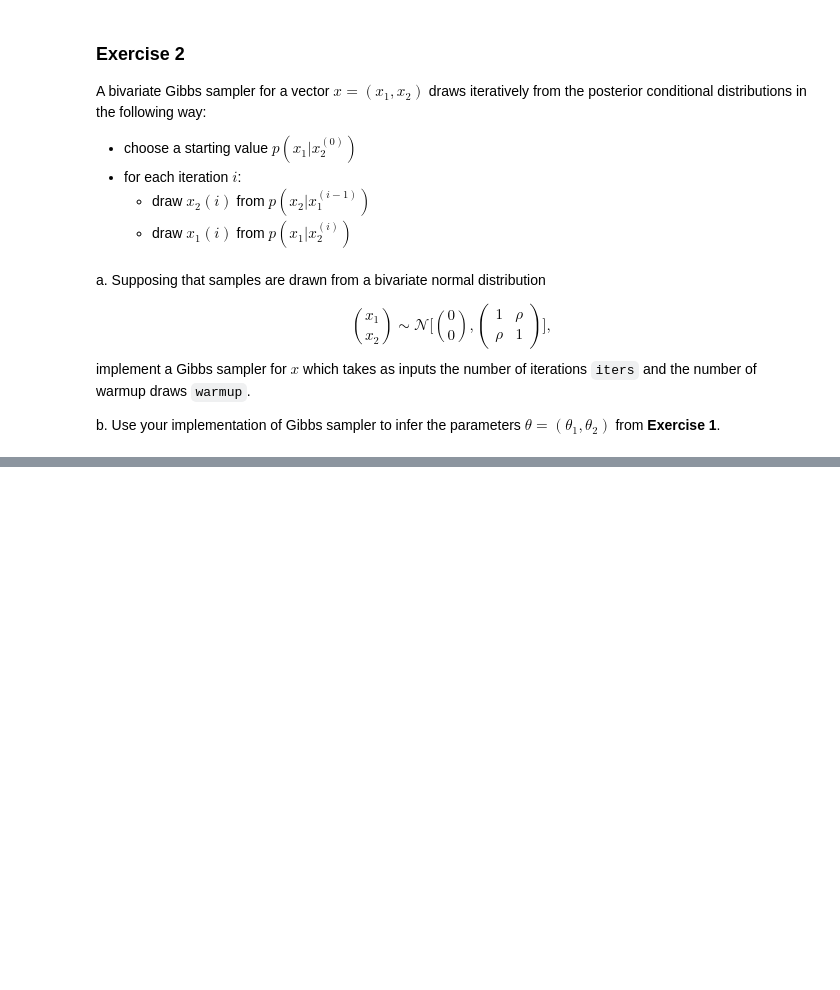
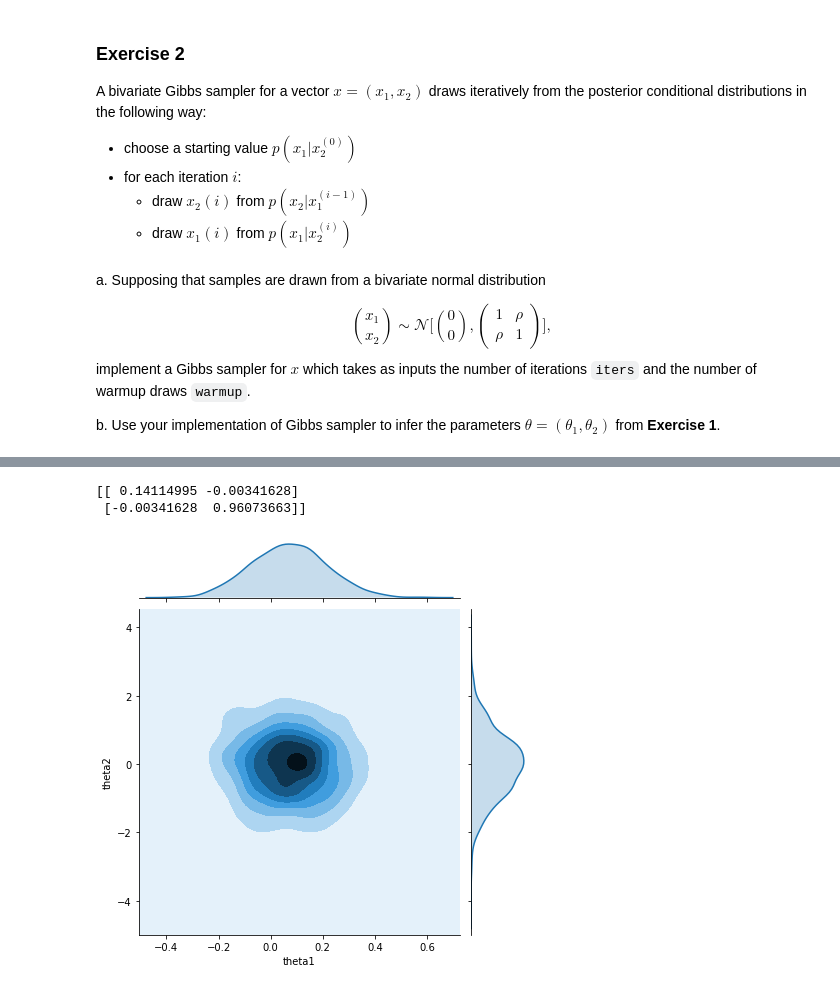
Before and after one commit to eferos93/statistical-machine-learning, a Jupyter notebook: homeworks/homework_04_Fabrici_Eros.ipynb, the cells around one changed output, grey strips where cells are left out. Cells and saved outputs as stored; diff of their text form; code cells hidden in the pictures; blank space fills up the shorter version.

```diff
--- a/homeworks/homework_04_Fabrici_Eros.ipynb
+++ b/homeworks/homework_04_Fabrici_Eros.ipynb
@@ -276,0 +295,3 @@ gibbs_sampler(500, 500, 1.0)
+# %%
+samples = mcmc_nuts_normal.get_samples()
+mcmc_nuts_normal.summary()
@@ -276,0 +306,20 @@ gibbs_sampler(500, 500, 1.0)
+# %%
+#covariance matrix
+cov = np.cov(samples['theta_1'], samples['theta_2'])
+print(cov)
+#variance of theta1
+sig2_1 = cov[0][0]
+#variance of theta2
+sig2_2 = cov[1][1]
+
+rho = cov[0][1]
+mu1 = samples['theta_1'].mean().item()
+mu2 = samples['theta_2'].mean().item()
+
+theta1, theta2 = gibbs_sampler(1500, 500, mu1, mu2, rho, sigma2_1 = sig2_1, sigma2_2 = sig2_2)
+h = sns.jointplot(theta1, theta2, kind="kde")
+_ = h.set_axis_labels('theta1', 'theta2')
+# %% [output]
+[[ 0.14114995 -0.00341628]
+ [-0.00341628  0.96073663]]
+[figure, added]
```
Also changed, not shown: parts of 12 cells of this notebook.
